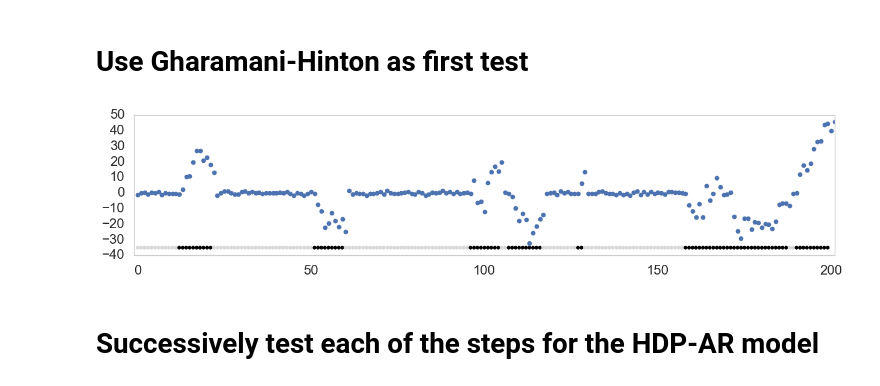
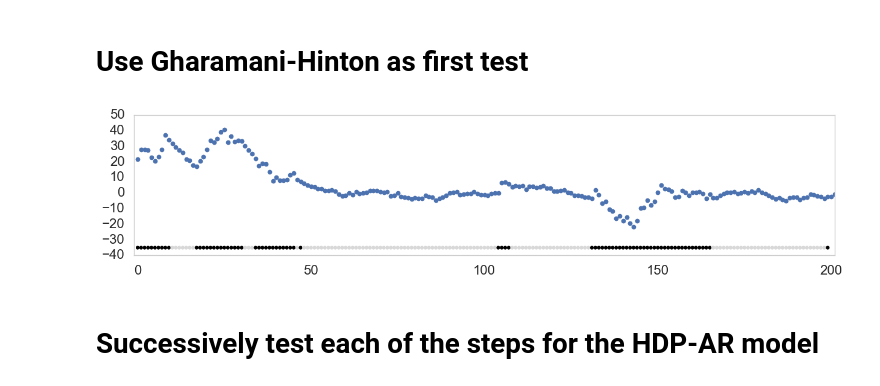
Before and after one commit to NickHoernle/mit-bayesian-inference, a Jupyter notebook: project/notebooks/auto-regressive-hdm-hmm.ipynb, the cells around one changed output. Cells and saved outputs as stored; diff of their text form; code cells hidden in the pictures.

```diff
--- a/project/notebooks/auto-regressive-hdm-hmm.ipynb
+++ b/project/notebooks/auto-regressive-hdm-hmm.ipynb
@@ -38,43 +38,43 @@ array([[ 1,  0,  4,  2,  0,  8],
 # %% [markdown]
 # Use Gharamani-Hinton as first test
 # %%
-x1 = lambda x: 0.99*x + np.random.normal(0,np.sqrt(50))
-x2 = lambda x: 0.01*x + np.random.normal(0,np.sqrt(0.5))
+x1 = lambda x: 0.99*x + np.random.normal(0,np.sqrt(10))
+x2 = lambda x: 0.9*x + np.random.normal(0,np.sqrt(1))
 X = [x1, x2]
 
 def generate_chain():
-    ys = [np.random.normal(0,1)]
+    ys = [np.random.normal(20,5)]
 
     chains = []
     chain = np.random.choice([0,1], p=[0.5,0.5])
     chains.append(chain)
 
     ys.append(X[chain](ys[-1]))
 
     for i in range(200):
         if np.random.uniform(0,1) < 0.05:
             if chain == 0:
                 chain = 1
             else:
                 chain = 0
         chains.append(chain)
 
         ys.append(X[chain](ys[-1]))
     return (np.array(chains), np.array(ys))
 
 chains, ys = generate_chain()
 
 fig, ax = plt.subplots(figsize=(15,3))
 temp = np.arange(0,200,1)
 
 c=['black','#d8d8d8']
 
 plt.scatter(temp, -35*np.ones_like(temp), c=[c[i] for i in chains], lw=0)
 plt.plot(ys, lw=0, marker='.')
 plt.xlim([-1,201])
 plt.grid(False)
 # %% [output]
-[figure, old version]
+[figure, new version]
 # %% [markdown]
 # Successively test each of the steps for the HDP-AR model
 # %%
```
Also changed, not shown: parts of 10 cells of this notebook, 2 other files.
